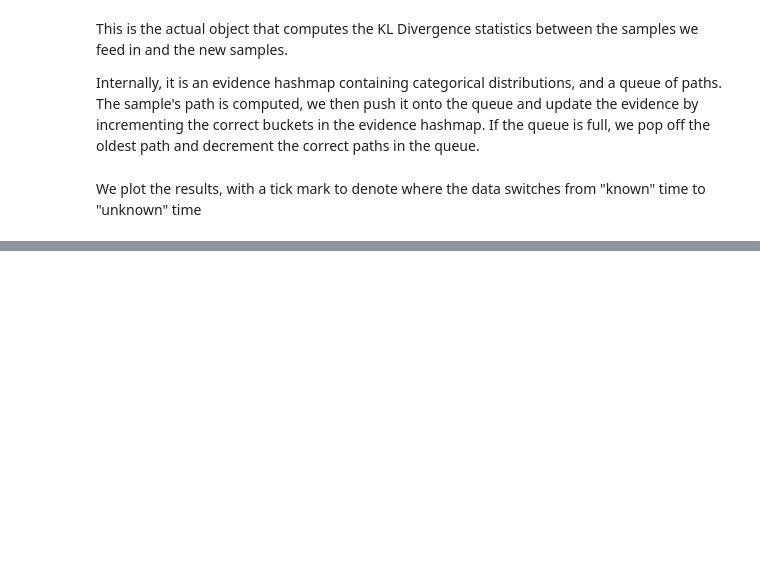
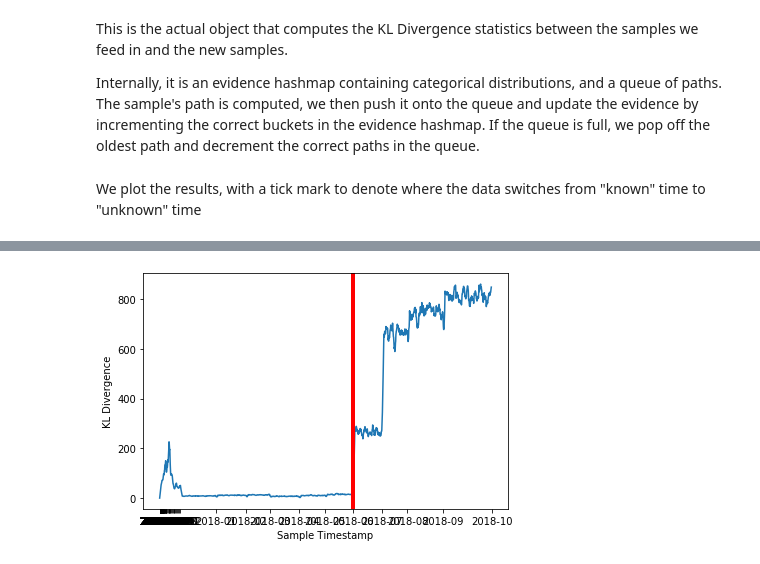
Before and after one commit to elastic/goko, a Jupyter notebook: examples/ember_chronological_drift.ipynb, the cells around one changed output, grey strips where cells are left out. Saved outputs shown, nothing was run; the diff lists cells and outputs as text; code cells hidden in the pictures; blank space fills up the shorter version.

```diff
--- a/examples/ember_chronological_drift.ipynb
+++ b/examples/ember_chronological_drift.ipynb
@@ -16,7 +16,7 @@ import numpy as np
 import matplotlib.pyplot as plt
 from pygoko import CoverTree
 
-datadir = "/localdata/ember/"
+datadir = "/localdata/ember2018/"
 
 X, _  = ember.read_vectorized_features(datadir,"train")
 metadata = pd.read_csv(os.path.join(datadir, "train_metadata.csv"), index_col=0)
@@ -64,8 +65,6 @@ sample_rate = 500
 sequence_count = 50
 
 baseline = tree.kl_div_dirichlet_baseline(
-    1.0,
-    1.0,
     window_size,
     sequence_count,
     sample_rate)
@@ -89,16 +88,13 @@ Internally, it is an evidence hashmap containing categorical distributions, and
 The sample's path is computed, we then push it onto the queue and update the evidence by incrementing the correct buckets
 in the evidence hashmap. If the queue is full, we pop off the oldest path and decrement the correct paths in the queue.
 # %%
-run_tracker = tree.kl_div_dirichlet(
-    prior_weight,
-    observation_weight,
-    window_size)
+run_tracker = tree.kl_div_dirichlet(window_size)
 
 total_kl_div = []
 for i,datum in enumerate(all_data):
     run_tracker.push(datum)
     if i % 500 == 0:
-        kl_div = normalize(baseline.stats(),run_tracker.stats())['moment1_nz']
+        kl_div = normalize(baseline,run_tracker.stats())['moment1_nz']
         total_kl_div.append(kl_div)
 # %% [markdown]
 We plot the results, with a tick mark to denote where the data switches from "known" time to "unknown" time
@@ -110,15 +106,16 @@ ax.set_xlabel('Sample Timestamp')
 tick_len = 0
 cutoff_len = 0
 tick_locations = []
-dates = [d for d in X_month.keys()]
+dates = [d for d in X_by_month.keys()]
 for date in dates:
     if date == "2018-07":
         cutoff_len = tick_len
-    tick_len += len(X_month[date])
+    tick_len += len(X_by_month[date])
     tick_locations.append(tick_len)
 ax.set_xticks(tick_locations)
 ax.set_xticklabels(dates)
 ax.axvline(x=cutoff_len, linewidth=4, color='r')
 fig.tight_layout()
 fig.savefig("drift.png", bbox_inches='tight')
-plt.show()
+plt
+# %% [output]
@@ -124,0 +123 @@ plt.show()
+[figure, added]
```
Also changed, not shown: parts of 2 cells of this notebook, 1 other file.
